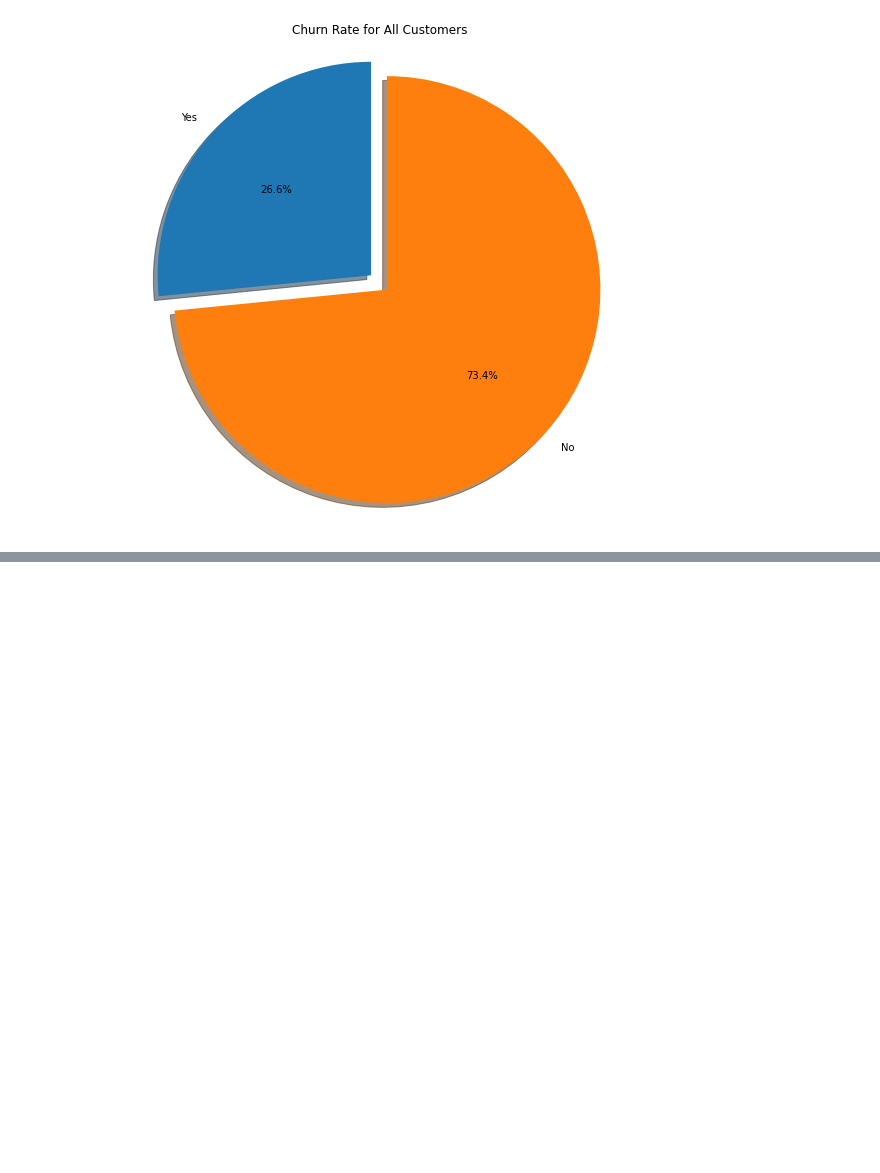
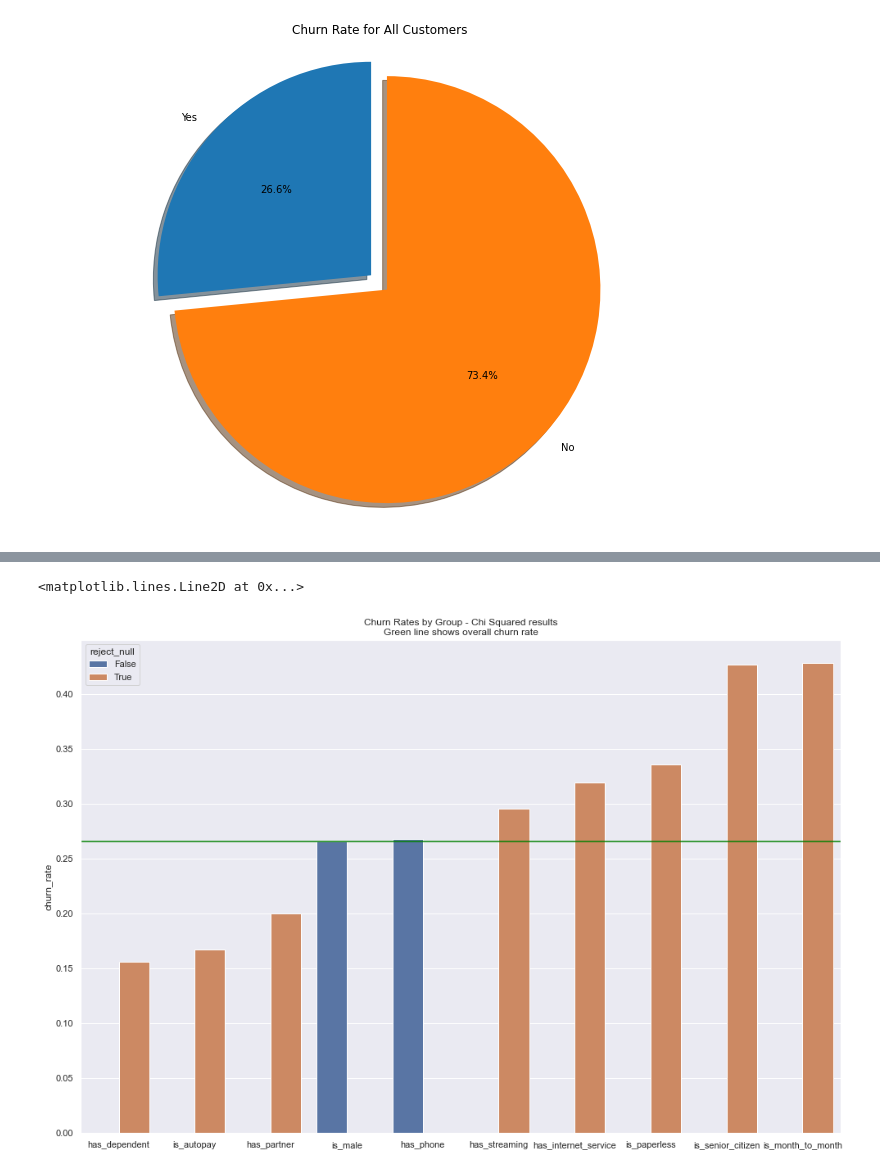
Before and after one commit to jesse-d-marder/classification-project, a Jupyter notebook: churn_report.ipynb, the cells around one changed output, grey strips where cells are left out. Drawn from its saved outputs; the diff is of its cells as text; code cells hidden in the pictures; blank space fills up the shorter version.

```diff
--- a/churn_report.ipynb
+++ b/churn_report.ipynb
@@ -63,3 +66,6 @@ p = ax1.axis('equal')
 p = plt.title('Churn Rate for All Customers')
 # %% [output]
 [figure]
+# %%
+# Set the baseline churn to a variable
+baseline_churn = (train.churn == 1).mean()
@@ -65,0 +88,28 @@ p = plt.title('Churn Rate for All Customers')
+# %%
+# Set alpha level for significance
+alpha = 0.05
+# %%
+# Establish a list of the groups to be tested
+groups = ['is_male', 'is_senior_citizen', 'has_partner', 'has_dependent', 'is_paperless','is_autopay','is_month_to_month','has_phone','has_internet_service','has_streaming']
+reject_null = []
+churn_rate=[]
+# Iterate through groups and perform chi square test for each. Save churn rate and test result to lists
+for group in groups:
+    observed = pd.crosstab(train.churn, train[group])
+    chi2, p, dof, expected = stats.chi2_contingency(observed)
+    churn_rate.append((train.churn[train[group] == 1]).mean())
+    reject_null.append(p<alpha)
+
+# Create pandas DataFrame for plotting
+results = pd.DataFrame(data = {'churn_rate':churn_rate,'reject_null':reject_null},index = groups)
+results = results.sort_values(by= 'churn_rate')
+
+# Plot bar plot of results, highlighting which groups we can reject the null hypothesis - ie there is a relationshio
+sns.set(rc={'figure.figsize':(14,9)})
+sns.barplot(data = results, x = results.index ,y = 'churn_rate', hue = 'reject_null',)
+plt.tight_layout()
+plt.title('Churn Rates by Group - Chi Squared results\nGreen line shows overall churn rate')
+plt.axhline(y=baseline_churn, color = 'green')
+# %% [output]
+<matplotlib.lines.Line2D at 0x...>
+[figure, added]
```
Also changed, not shown: parts of 36 cells of this notebook, 5 other files.
